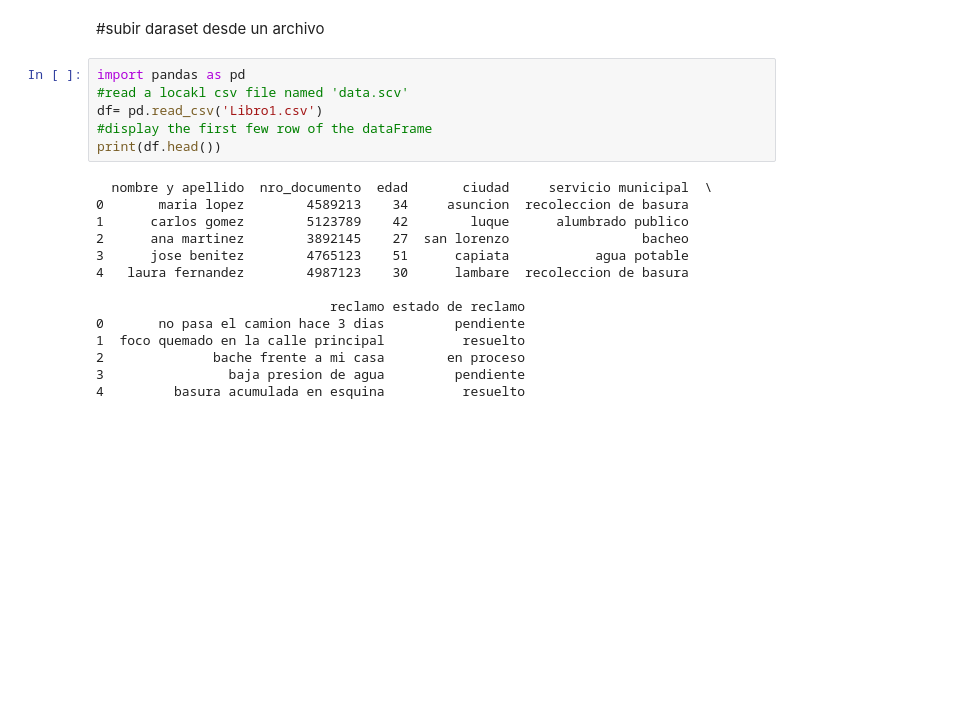
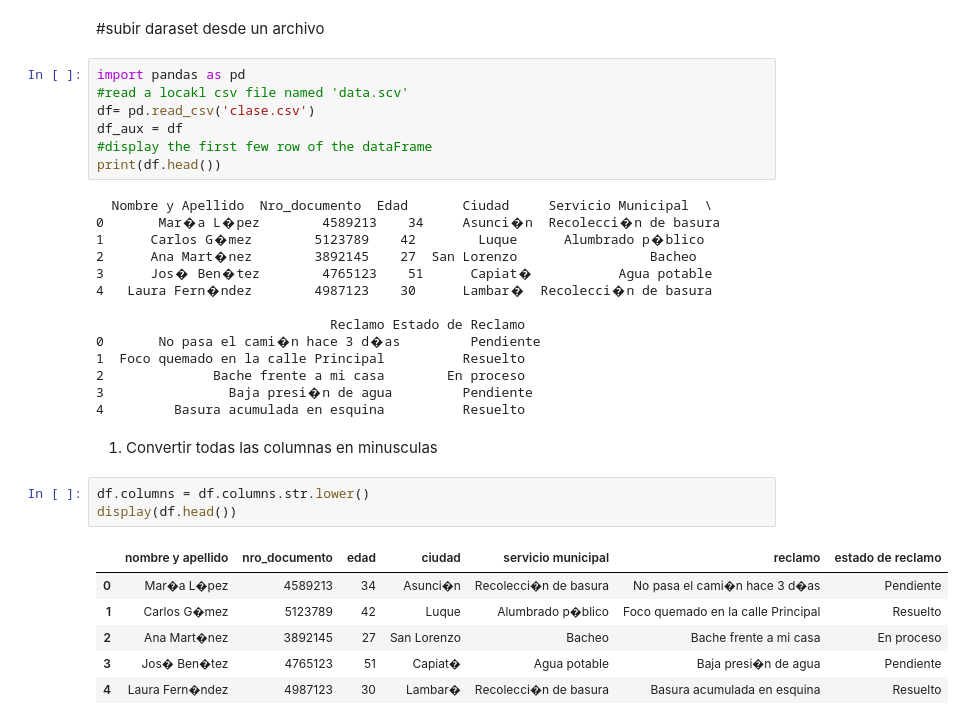
Before and after one commit to EricaBordon/biblioteca_django, a Jupyter notebook: Clase_IA_23_03.ipynb, the cells around one changed output. Drawn from its saved outputs; the diff is of its cells as text; blank space fills up the shorter version.

```diff
--- a/Clase_IA_23_03.ipynb
+++ b/Clase_IA_23_03.ipynb
@@ -5,20 +5,33 @@
 # %%
 import pandas as pd
 #read a locakl csv file named 'data.scv'
-df= pd.read_csv('Libro1.csv')
+df= pd.read_csv('clase.csv')
+df_aux = df
 #display the first few row of the dataFrame
 print(df.head())
 # %% [output]
-  nombre y apellido  nro_documento  edad       ciudad     servicio municipal  \
-0       maria lopez        4589213    34     asuncion  recoleccion de basura
-1      carlos gomez        5123789    42        luque      alumbrado publico
-2      ana martinez        3892145    27  san lorenzo                 bacheo
-3      jose benitez        4765123    51      capiata           agua potable
-4   laura fernandez        4987123    30      lambare  recoleccion de basura
+  Nombre y Apellido  Nro_documento  Edad       Ciudad     Servicio Municipal  \
+0       Mar�a L�pez        4589213    34     Asunci�n  Recolecci�n de basura
+1      Carlos G�mez        5123789    42        Luque      Alumbrado p�blico
+2      Ana Mart�nez        3892145    27  San Lorenzo                 Bacheo
+3      Jos� Ben�tez        4765123    51      Capiat�           Agua potable
+4   Laura Fern�ndez        4987123    30      Lambar�  Recolecci�n de basura
 
-                              reclamo estado de reclamo
-0       no pasa el camion hace 3 dias         pendiente
-1  foco quemado en la calle principal          resuelto
-2              bache frente a mi casa        en proceso
-3                baja presion de agua         pendiente
-4         basura acumulada en esquina          resuelto
+                              Reclamo Estado de Reclamo
+0       No pasa el cami�n hace 3 d�as         Pendiente
+1  Foco quemado en la calle Principal          Resuelto
+2              Bache frente a mi casa        En proceso
+3                Baja presi�n de agua         Pendiente
+4         Basura acumulada en esquina          Resuelto
+# %% [markdown]
+1. Convertir todas las columnas en minusculas
+# %%
+df.columns = df.columns.str.lower()
+display(df.head())
+# %% [output]
+|  | nombre y apellido | nro_documento | edad | ciudad | servicio municipal | reclamo | estado de reclamo |
+| 0 | Mar�a L�pez | 4589213 | 34 | Asunci�n | Recolecci�n de basura | No pasa el cami�n hace 3 d�as | Pendiente |
+| 1 | Carlos G�mez | 5123789 | 42 | Luque | Alumbrado p�blico | Foco quemado en la calle Principal | Resuelto |
+| 2 | Ana Mart�nez | 3892145 | 27 | San Lorenzo | Bacheo | Bache frente a mi casa | En proceso |
+| 3 | Jos� Ben�tez | 4765123 | 51 | Capiat� | Agua potable | Baja presi�n de agua | Pendiente |
+| 4 | Laura Fern�ndez | 4987123 | 30 | Lambar� | Recolecci�n de basura | Basura acumulada en esquina | Resuelto |
```
Also changed, not shown: parts of 8 cells of this notebook.
